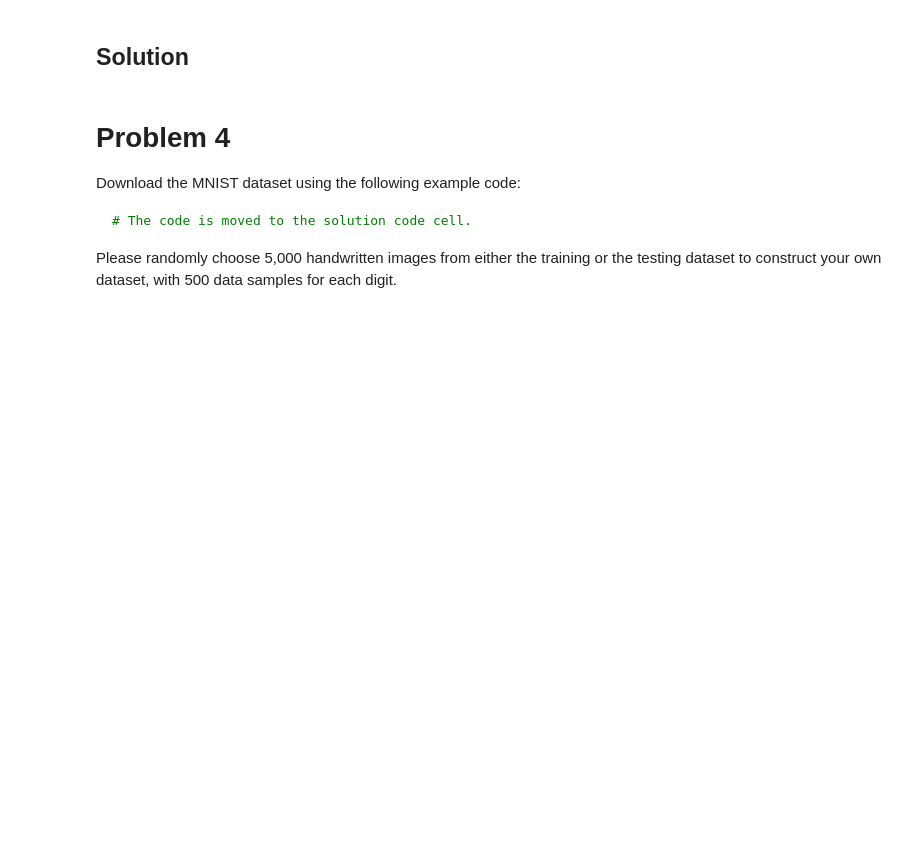
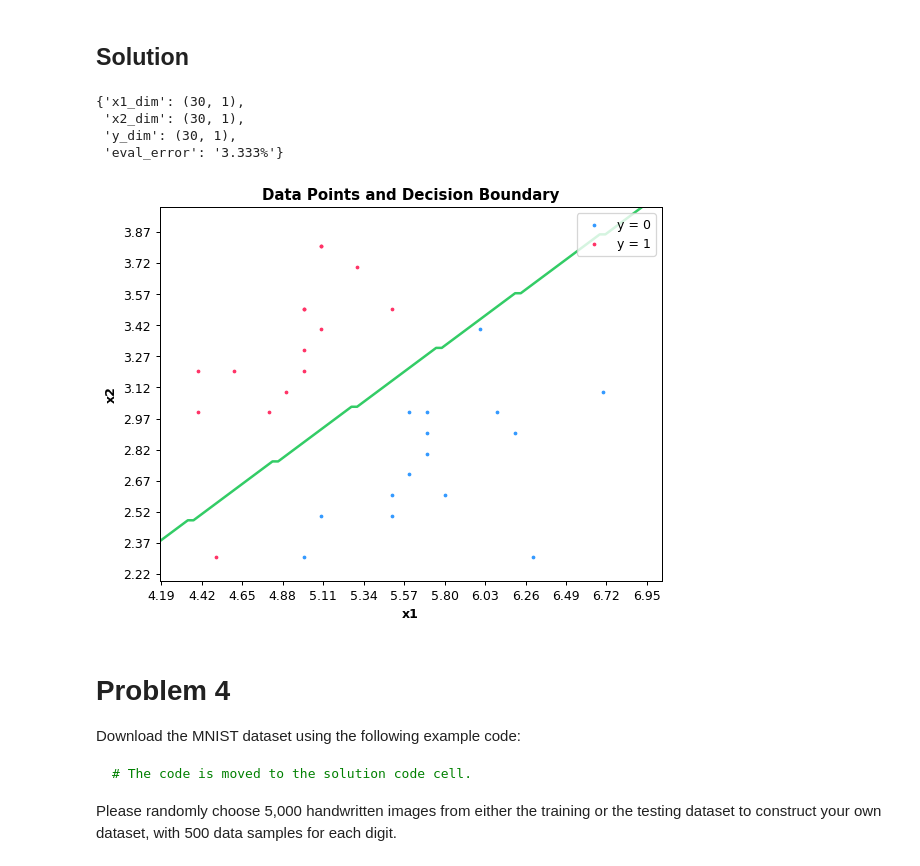
Before and after one commit to AsherJingkongChen/deep-learn-assign-1, a Jupyter notebook: main.ipynb, the cells around one changed output. Drawn from its saved outputs; the diff is of its cells as text; code cells hidden in the pictures; blank space fills up the shorter version.

```diff
--- a/main.ipynb
+++ b/main.ipynb
@@ -417,6 +570,25 @@ Plot the 2-D data points and the decision boundary on the same graph to visually
 Evaluate the model on the test dataset (`test.mat`) and report the test error, defined as the percentage of misclassified test samples.
 # %% [markdown]
 ## Solution
+# %%
+import torch
+from scipy.io import loadmat
+
+data = loadmat("test.mat")
+x1 = torch.as_tensor(data["x1"], dtype=torch.float32)
+x2 = torch.as_tensor(data["x2"], dtype=torch.float32)
+y = torch.as_tensor(data["y"], dtype=torch.float32)
+
+X = torch.cat([torch.ones_like(x1), x1, x2], dim=1)
+Y = y
+
+analyze_decision_boundary_2d(model, X, Y, scale=0.9)
+# %% [output]
+{'x1_dim': (30, 1),
+ 'x2_dim': (30, 1),
+ 'y_dim': (30, 1),
+ 'eval_error': '3.333%'}
+[figure, added]
 # %% [markdown]
 # Problem 4
 
```
Also changed, not shown: parts of 5 cells of this notebook.
